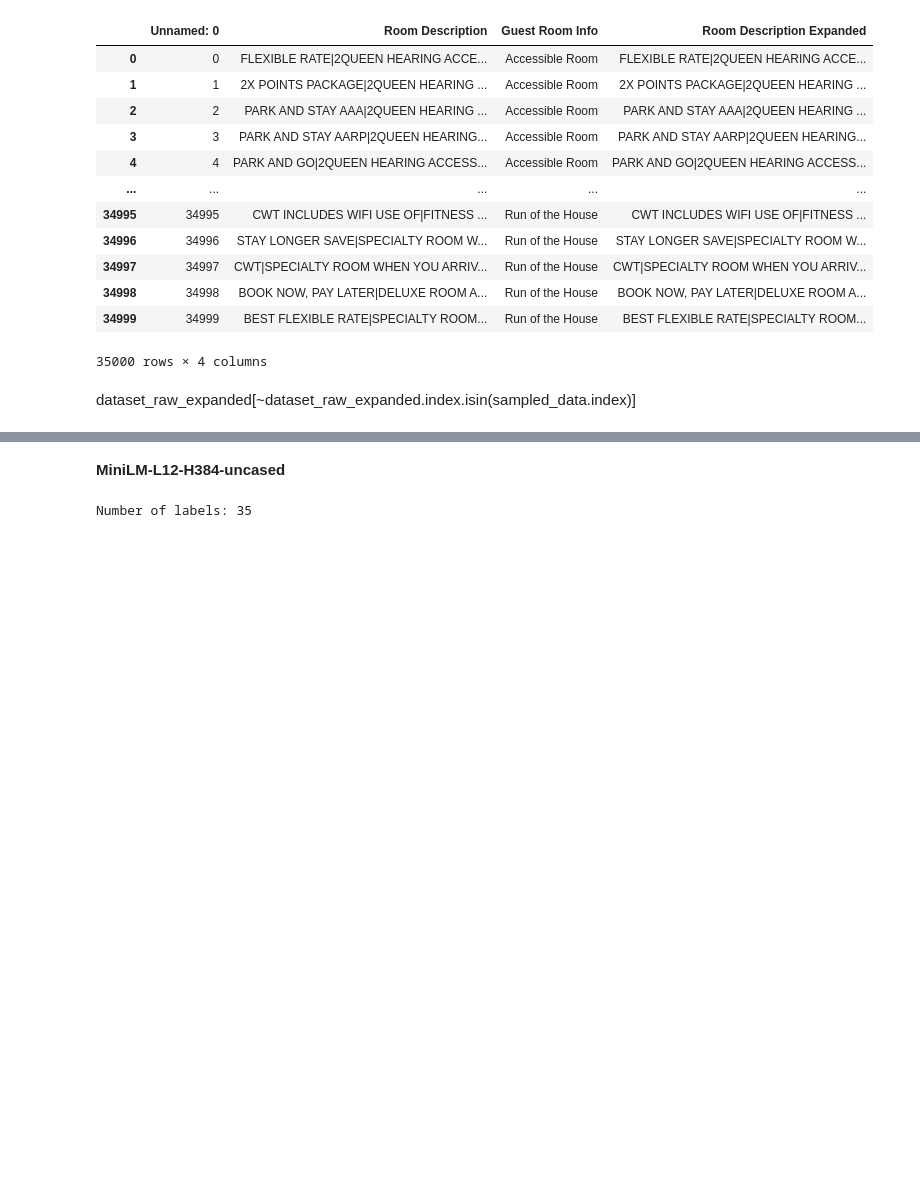
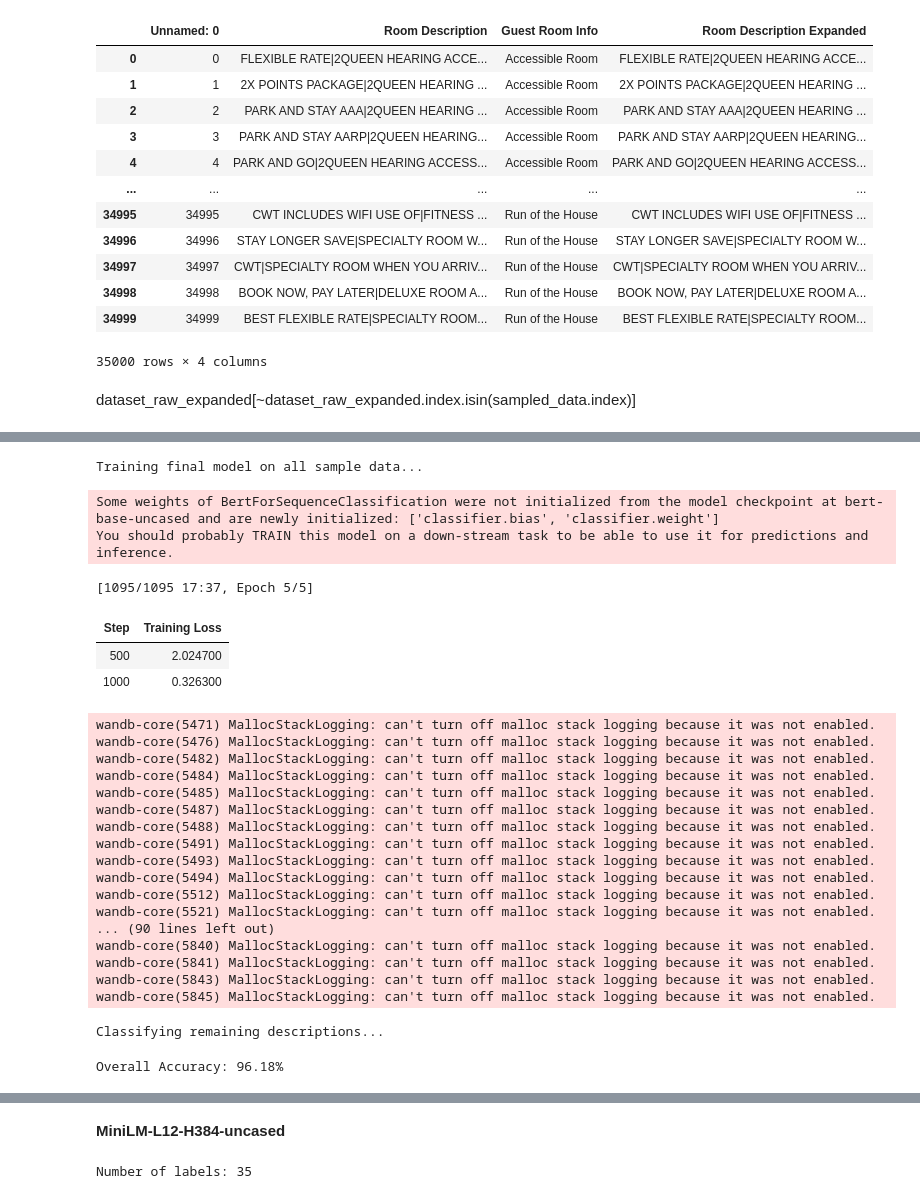
Before and after one commit to karthik1705/sabre_distiLLM_2025, a Jupyter notebook: finetuned_bert.ipynb, the cells around one changed output, grey strips where cells are left out. Saved outputs shown, nothing was run; the diff lists cells and outputs as text; code cells hidden in the pictures; blank space fills up the shorter version.

```diff
--- a/finetuned_bert.ipynb
+++ b/finetuned_bert.ipynb
@@ -551,0 +692,34 @@ Classification complete! Results saved to 'classified_rooms_bert_base_uncased_v3
+# %%
+# For expanded data, training on full sample dataset
+expanded_final_model, expanded_final_tokenizer = train_final_model(sampled_data, model_name, label2id)
+# %% [output]
+Training final model on all sample data...
+Some weights of BertForSequenceClassification were not initialized from the model checkpoint at bert-base-uncased and are newly initialized: ['classifier.bias', 'classifier.weight']
+You should probably TRAIN this model on a down-stream task to be able to use it for predictions and inference.
+[1095/1095 17:37, Epoch 5/5]
+| Step | Training Loss |
+| 500 | 2.024700 |
+| 1000 | 0.326300 |
+wandb-core(5471) MallocStackLogging: can't turn off malloc stack logging because it was not enabled.
+wandb-core(5476) MallocStackLogging: can't turn off malloc stack logging because it was not enabled.
+wandb-core(5482) MallocStackLogging: can't turn off malloc stack logging because it was not enabled.
+wandb-core(5484) MallocStackLogging: can't turn off malloc stack logging because it was not enabled.
+wandb-core(5485) MallocStackLogging: can't turn off malloc stack logging because it was not enabled.
+wandb-core(5487) MallocStackLogging: can't turn off malloc stack logging because it was not enabled.
+wandb-core(5488) MallocStackLogging: can't turn off malloc stack logging because it was not enabled.
+wandb-core(5491) MallocStackLogging: can't turn off malloc stack logging because it was not enabled.
+wandb-core(5493) MallocStackLogging: can't turn off malloc stack logging because it was not enabled.
+wandb-core(5494) MallocStackLogging: can't turn off malloc stack logging because it was not enabled.
+wandb-core(5512) MallocStackLogging: can't turn off malloc stack logging because it was not enabled.
+wandb-core(5521) MallocStackLogging: can't turn off malloc stack logging because it was not enabled.
+... (90 lines left out)
+wandb-core(5840) MallocStackLogging: can't turn off malloc stack logging because it was not enabled.
+wandb-core(5841) MallocStackLogging: can't turn off malloc stack logging because it was not enabled.
+wandb-core(5843) MallocStackLogging: can't turn off malloc stack logging because it was not enabled.
+wandb-core(5845) MallocStackLogging: can't turn off malloc stack logging because it was not enabled.
+# %%
+# For expanded data, classify remaining data
+expanded_results_df = classify_remaining_data(expanded_final_model, expanded_final_tokenizer, label2id, remaining_data)
+# %% [output]
+Classifying remaining descriptions...
+Overall Accuracy: 96.18%
```
Also changed, not shown: parts of 25 cells of this notebook.
